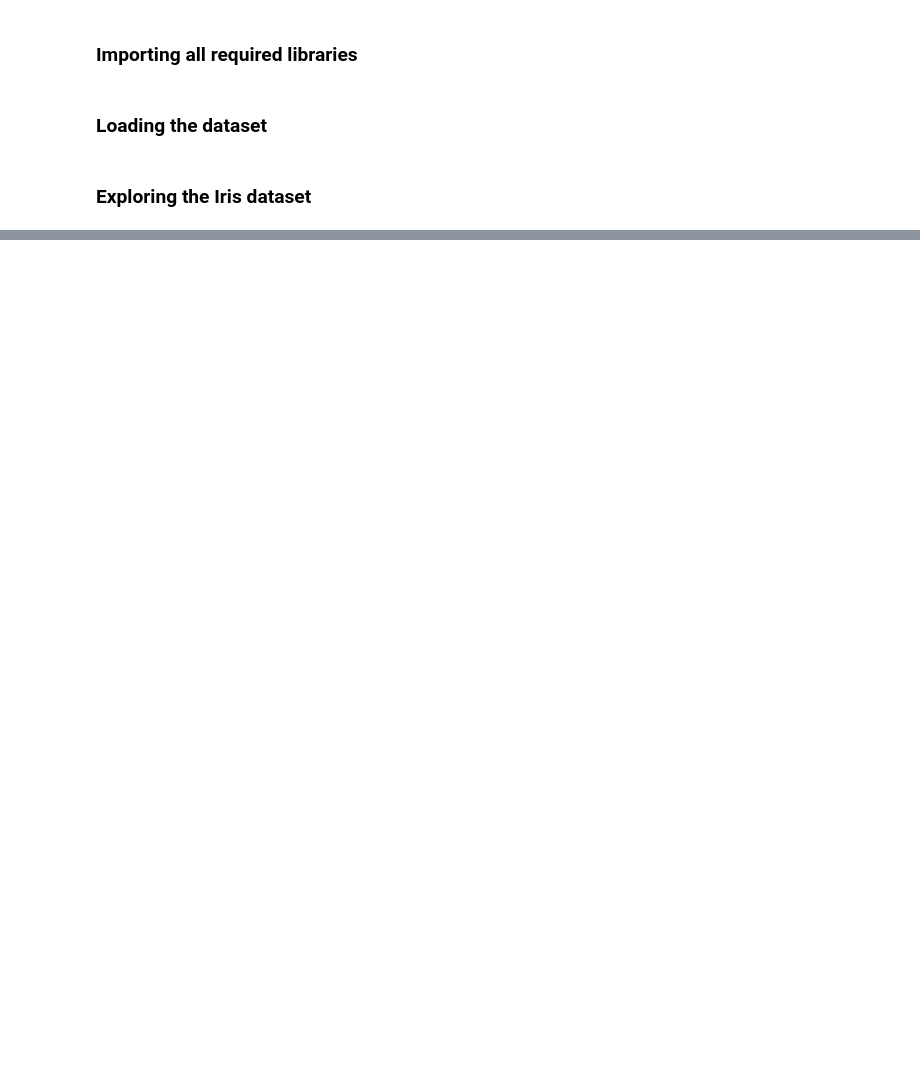
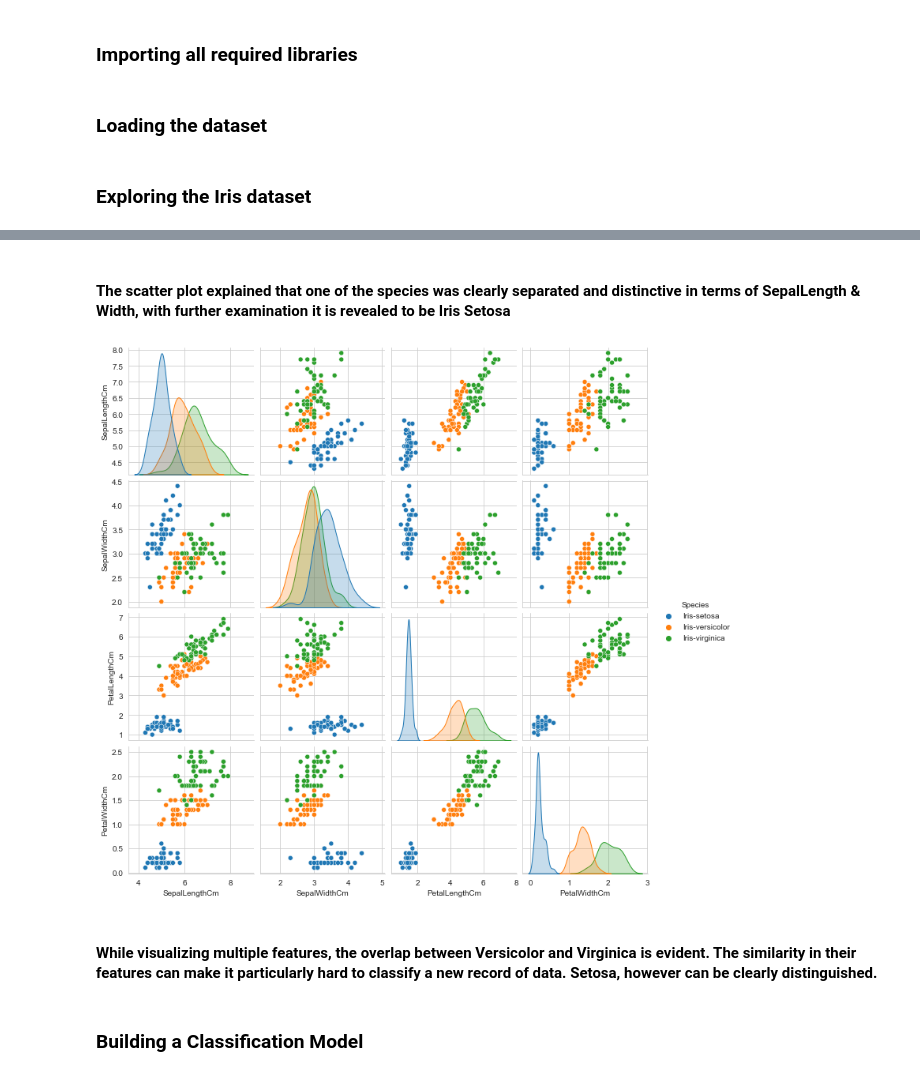
Before and after one commit to iaks23/TSF_Internship_Tasks, a Jupyter notebook: Task_1_Decision_Tree/Decision_Tree_Iris.ipynb, the cells around one changed output, grey strips where cells are left out. Saved outputs shown, nothing was run; the diff lists cells and outputs as text; code cells hidden in the pictures; blank space fills up the shorter version.

```diff
--- a/Task_1_Decision_Tree/Decision_Tree_Iris.ipynb
+++ b/Task_1_Decision_Tree/Decision_Tree_Iris.ipynb
@@ -29,0 +98,12 @@ iris_data.head(10)
+# %% [markdown]
+#### The scatter plot explained that one of the species was clearly separated and distinctive in terms of SepalLength & Width, with further examination it is revealed to be Iris Setosa
+# %%
+#Using pairplot to derive relationship between all features
+sns.pairplot(iris_data.drop(['Id'],axis=1), hue='Species')
+plt.show()
+# %% [output]
+[figure, added]
+# %% [markdown]
+#### While visualizing multiple features, the overlap between Versicolor and Virginica is evident. The similarity in their features can make it particularly hard to classify a new record of data. Setosa, however can be clearly distinguished.
+# %% [markdown]
+### Building a Classification Model
```
Also changed, not shown: parts of 24 cells of this notebook, 2 other files.
